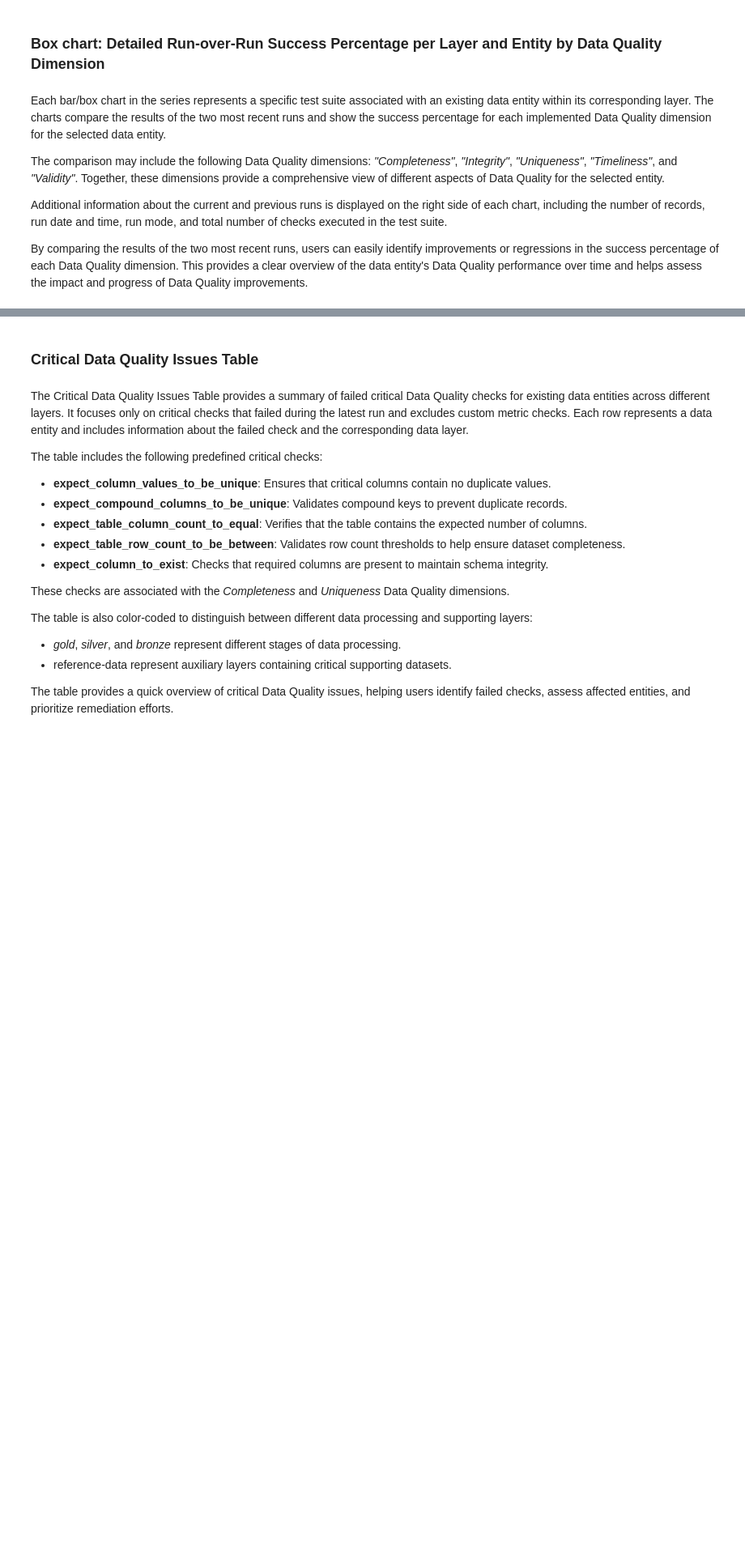
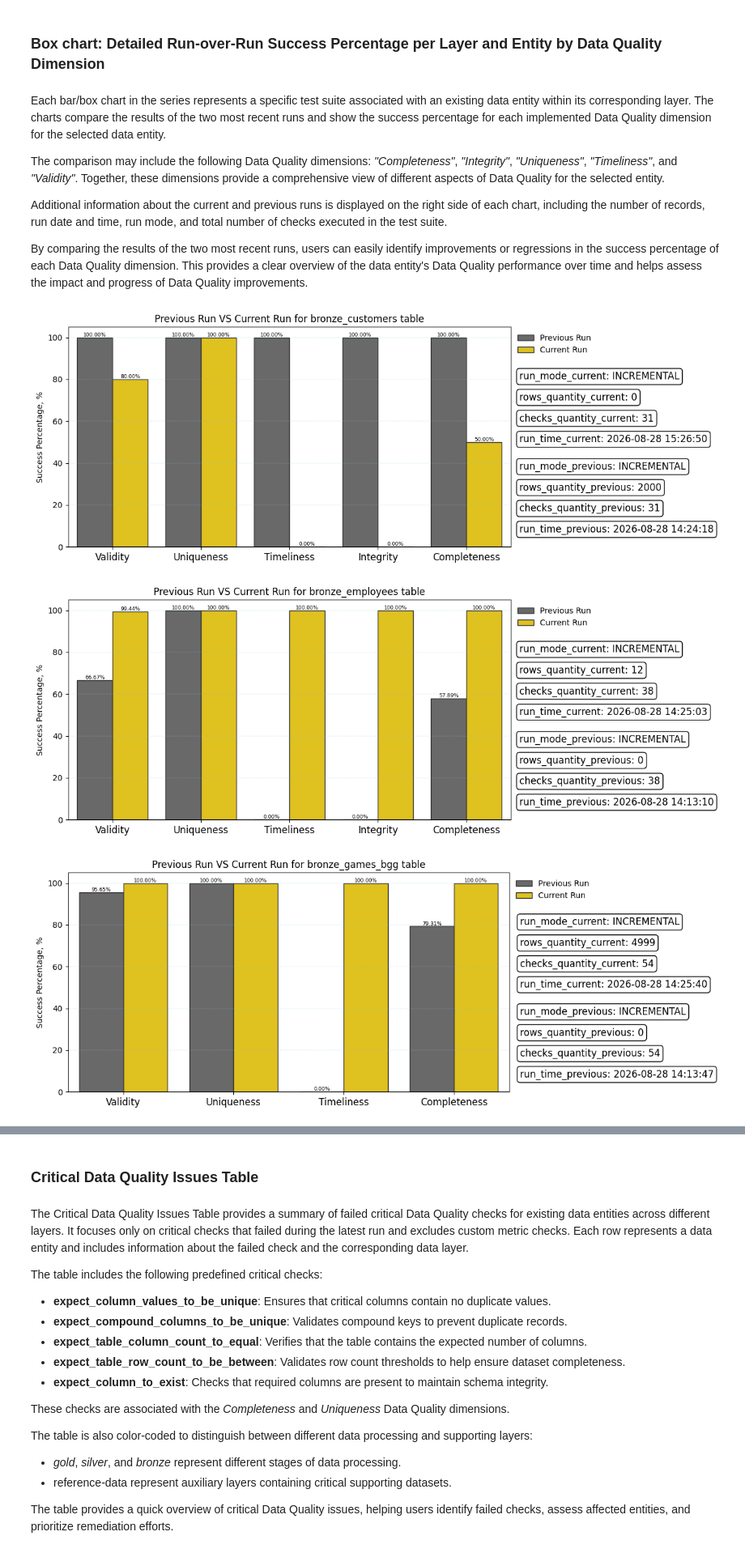
Before and after one commit to unkind58/Project_Boardgames_Data_Validation, a Jupyter notebook: data_quality/gx/plugins/custom_report/test_result_report.ipynb, the cells around one changed output, grey strips where cells are left out. Shown at 81% size. Cells and saved outputs as stored; diff of their text form; code cells hidden in the pictures; blank space fills up the shorter version.

```diff
--- a/data_quality/gx/plugins/custom_report/test_result_report.ipynb
+++ b/data_quality/gx/plugins/custom_report/test_result_report.ipynb
@@ -89,8 +95,12 @@ Additional information about the current and previous runs is displayed on the r
 By comparing the results of the two most recent runs, users can easily identify improvements or regressions in the success percentage of each Data Quality dimension. This provides a clear overview of the data entity's Data Quality performance over time and helps assess the impact and progress of Data Quality improvements.
 # %%
 from data_quality.gx.plugins.utils import plot_success_percentage_run_over_run_box_plots
-from data_quality.gx.plugins.metadata import PARAMS_FOR_BAR_CHARTS
+from data_quality.gx.plugins.metadata import PARAMS_FOR_BOX_CHARTS
 
 
-for values in PARAMS_FOR_BAR_CHARTS:
+for values in PARAMS_FOR_BOX_CHARTS:
     plot_success_percentage_run_over_run_box_plots(df_range_run_over_run,df_back_days_range_run_over_run, values["DQ_LAYER"],values["DQ_DATASOURCE"])
+# %% [output]
+[figure, added]
+[figure, added]
+[figure, added]
```
Also changed, not shown: parts of 5 cells of this notebook, 2 other files.
